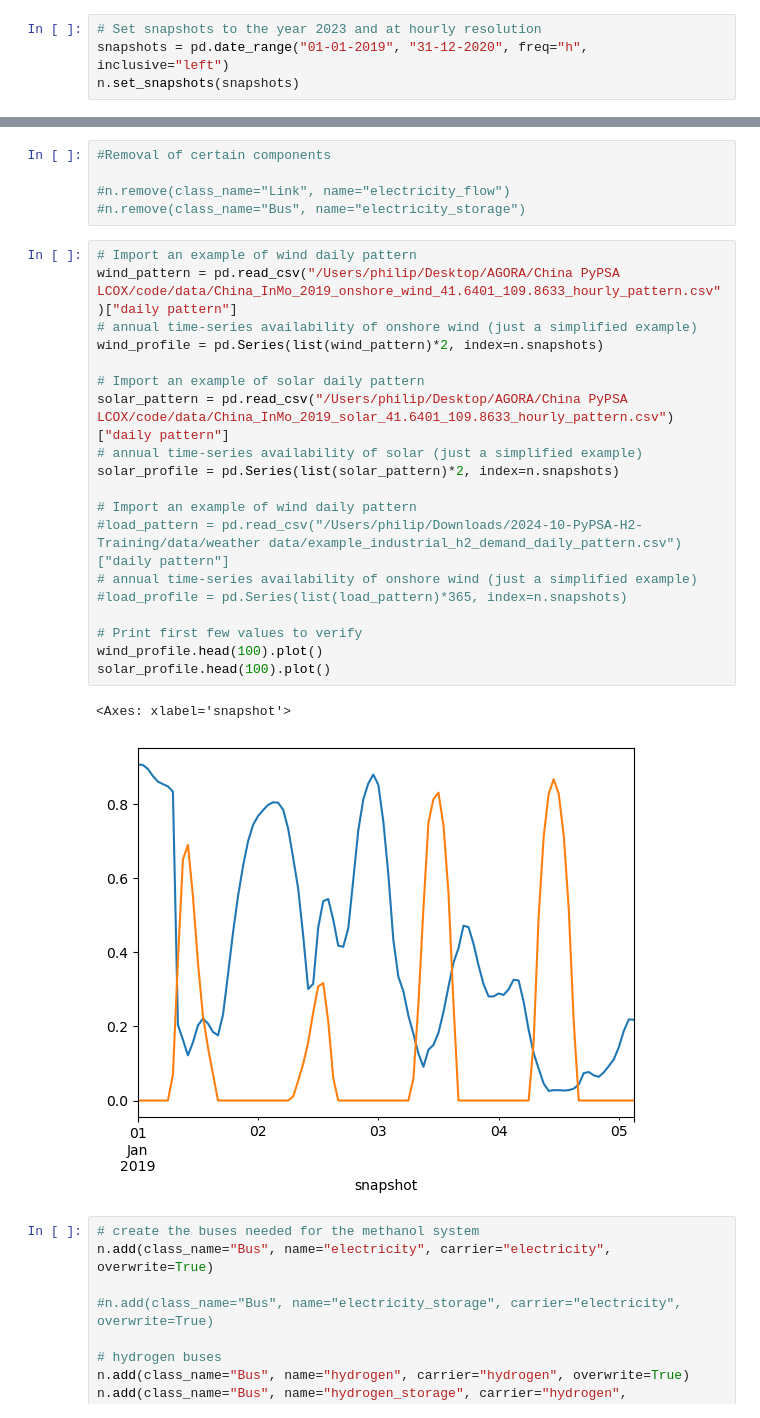
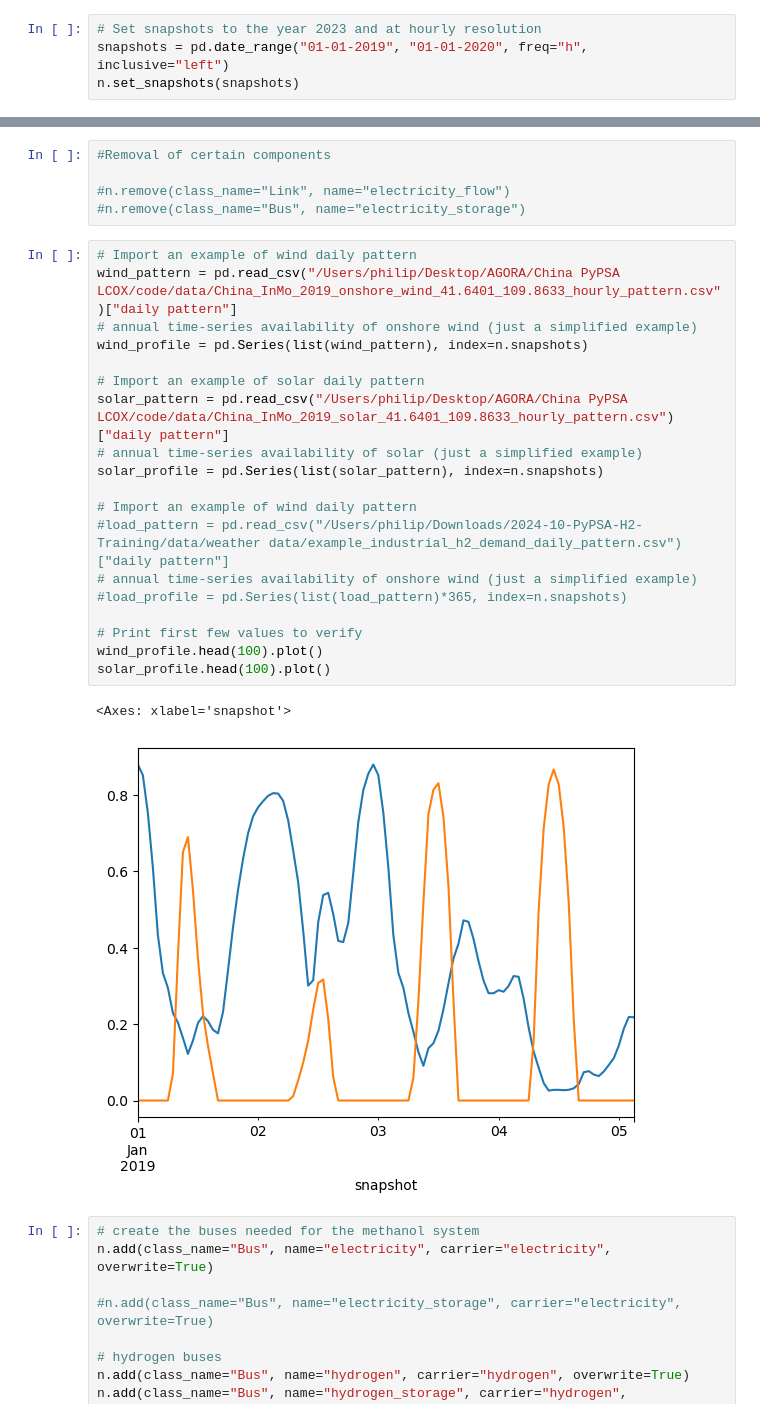
Before and after one commit to philouhawi/PyPSA-China-Green-LCOX-Model, a Jupyter notebook: LCO-Methanol model 1.0 2025-02-07.ipynb, the cells around one changed output, grey strips where cells are left out. Drawn from its saved outputs; the diff is of its cells as text.

```diff
--- a/LCO-Methanol model 1.0 2025-02-07.ipynb
+++ b/LCO-Methanol model 1.0 2025-02-07.ipynb
@@ -11,7 +11,7 @@ solver = "cbc"
 n = pypsa.Network()
 # %%
 # Set snapshots to the year 2023 and at hourly resolution
-snapshots = pd.date_range("01-01-2019", "31-12-2020", freq="h", inclusive="left")
+snapshots = pd.date_range("01-01-2019", "01-01-2020", freq="h", inclusive="left")
 n.set_snapshots(snapshots)
 # %%
 # To calculate annualized capital expenditure
@@ -28,25 +28,25 @@ def calculate_annualised_capex(capex: float, interest: float, lifetime: int):
 # %%
 # Import an example of wind daily pattern
 wind_pattern = pd.read_csv("/Users/philip/Desktop/AGORA/China PyPSA LCOX/code/data/China_InMo_2019_onshore_wind_41.6401_109.8633_hourly_pattern.csv")["daily pattern"]
 # annual time-series availability of onshore wind (just a simplified example)
-wind_profile = pd.Series(list(wind_pattern)*2, index=n.snapshots)
+wind_profile = pd.Series(list(wind_pattern), index=n.snapshots)
 
 # Import an example of solar daily pattern
 solar_pattern = pd.read_csv("/Users/philip/Desktop/AGORA/China PyPSA LCOX/code/data/China_InMo_2019_solar_41.6401_109.8633_hourly_pattern.csv")["daily pattern"]
 # annual time-series availability of solar (just a simplified example)
-solar_profile = pd.Series(list(solar_pattern)*2, index=n.snapshots)
+solar_profile = pd.Series(list(solar_pattern), index=n.snapshots)
 
 # Import an example of wind daily pattern
 #load_pattern = pd.read_csv("/Users/philip/Downloads/2024-10-PyPSA-H2-Training/data/weather data/example_industrial_h2_demand_daily_pattern.csv")["daily pattern"]
 # annual time-series availability of onshore wind (just a simplified example)
 #load_profile = pd.Series(list(load_pattern)*365, index=n.snapshots)
 
 # Print first few values to verify
 wind_profile.head(100).plot()
 solar_profile.head(100).plot()
 # %% [output]
 <Axes: xlabel='snapshot'>
-[figure, old version]
+[figure, new version]
 # %%
 # create the buses needed for the methanol system
 n.add(class_name="Bus", name="electricity", carrier="electricity", overwrite=True)
```
Also changed, not shown: parts of 20 cells of this notebook, 1 other file.
